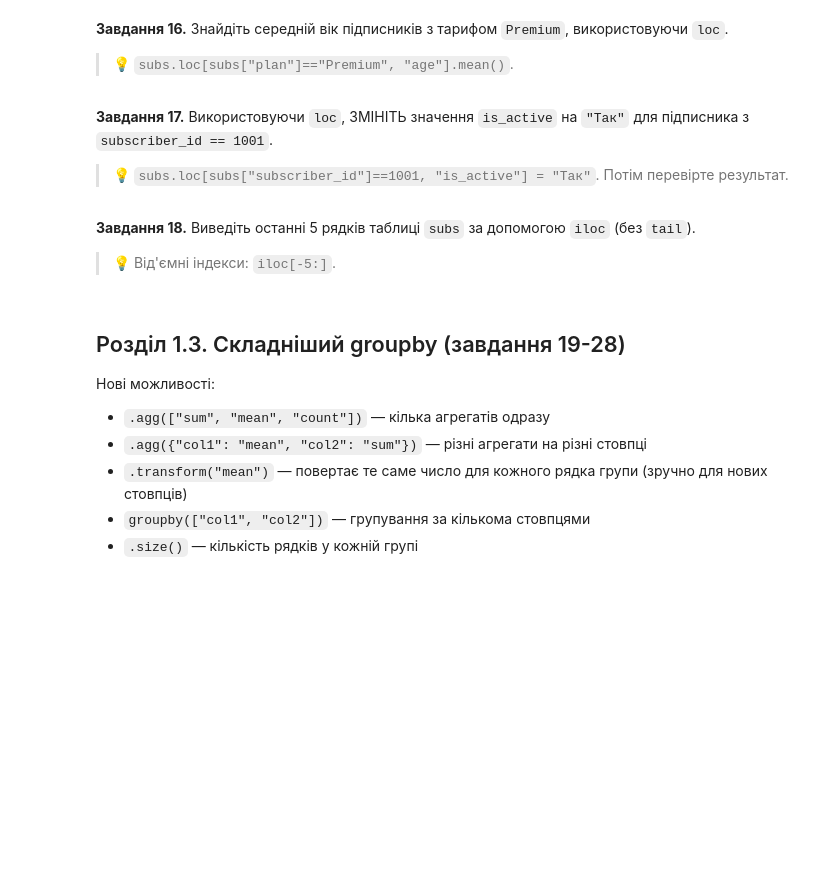
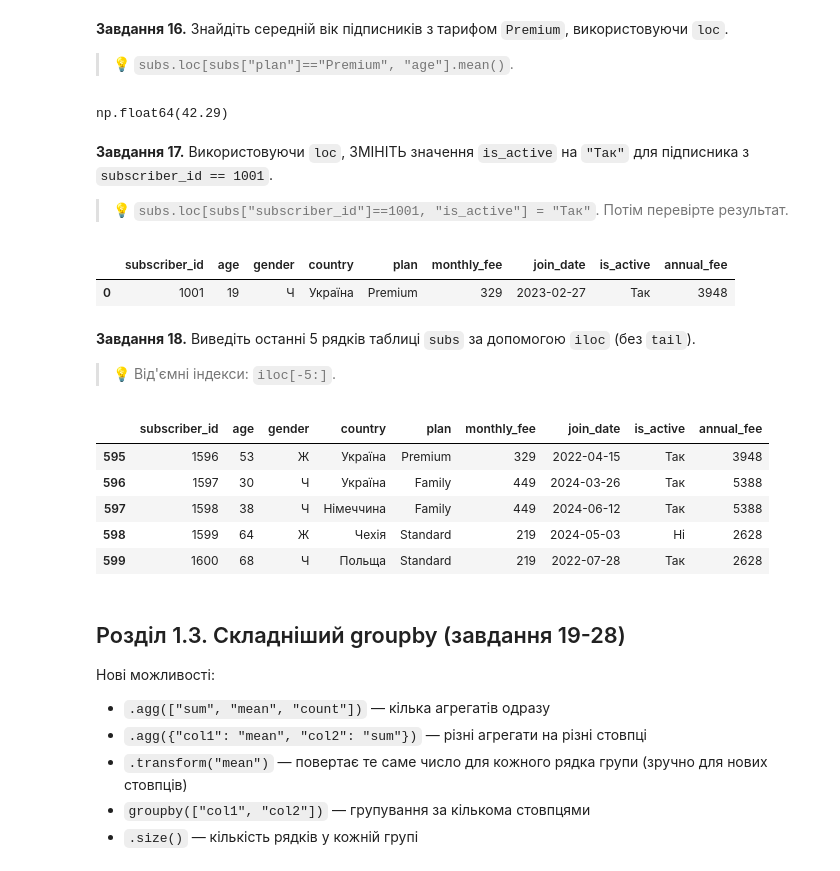
Before and after one commit to DymaStar/DTA_2026, a Jupyter notebook: HW/HW_DimaStar2905Nazar80_"pandas_viz_practice_ipynb".ipynb, the cells around one changed output. Drawn from its saved outputs; the diff is of its cells as text; code cells hidden in the pictures; blank space fills up the shorter version.

```diff
--- a/HW/HW_DimaStar2905Nazar80_"pandas_viz_practice_ipynb".ipynb
+++ b/HW/HW_DimaStar2905Nazar80_"pandas_viz_practice_ipynb".ipynb
@@ -255,3 +360,8 @@ dtype: float64
+# %%
+# Завдання 16:
+subs.loc[subs["plan"] == "Premium", "age"].mean().round(2)
+# %% [output]
+np.float64(42.29)
 # %% [markdown]
 **Завдання 17.** Використовуючи `loc`, ЗМІНІТЬ значення `is_active` на `"Так"` для підписника з `subscriber_id == 1001`.
 
@@ -261,9 +369,27 @@ dtype: float64
+# %%
+# Завдання 17:
+# запис через loc: loc[умова, стовпець] = нове_значення
+subs.loc[subs["subscriber_id"] == 1001, "is_active"] = "Так"
+
+# перевіряємо результат
+subs[subs["subscriber_id"] == 1001]
+# %% [output]
+|  | subscriber_id | age | gender | country | plan | monthly_fee | join_date | is_active | annual_fee |
+| 0 | 1001 | 19 | Ч | Україна | Premium | 329 | 2023-02-27 | Так | 3948 |
 # %% [markdown]
 **Завдання 18.** Виведіть останні 5 рядків таблиці `subs` за допомогою `iloc` (без `tail`).
 
 > 💡 Від'ємні індекси: `iloc[-5:]`.
 # %%
 # Завдання 18:
+subs.iloc[-5:]
+# %% [output]
+|  | subscriber_id | age | gender | country | plan | monthly_fee | join_date | is_active | annual_fee |
+| 595 | 1596 | 53 | Ж | Україна | Premium | 329 | 2022-04-15 | Так | 3948 |
+| 596 | 1597 | 30 | Ч | Україна | Family | 449 | 2024-03-26 | Так | 5388 |
+| 597 | 1598 | 38 | Ч | Німеччина | Family | 449 | 2024-06-12 | Так | 5388 |
+| 598 | 1599 | 64 | Ж | Чехія | Standard | 219 | 2024-05-03 | Ні | 2628 |
+| 599 | 1600 | 68 | Ч | Польща | Standard | 219 | 2022-07-28 | Так | 2628 |
 # %% [markdown]
 ## Розділ 1.3. Складніший groupby (завдання 19-28)
 
```
Also changed, not shown: parts of 35 cells of this notebook.
